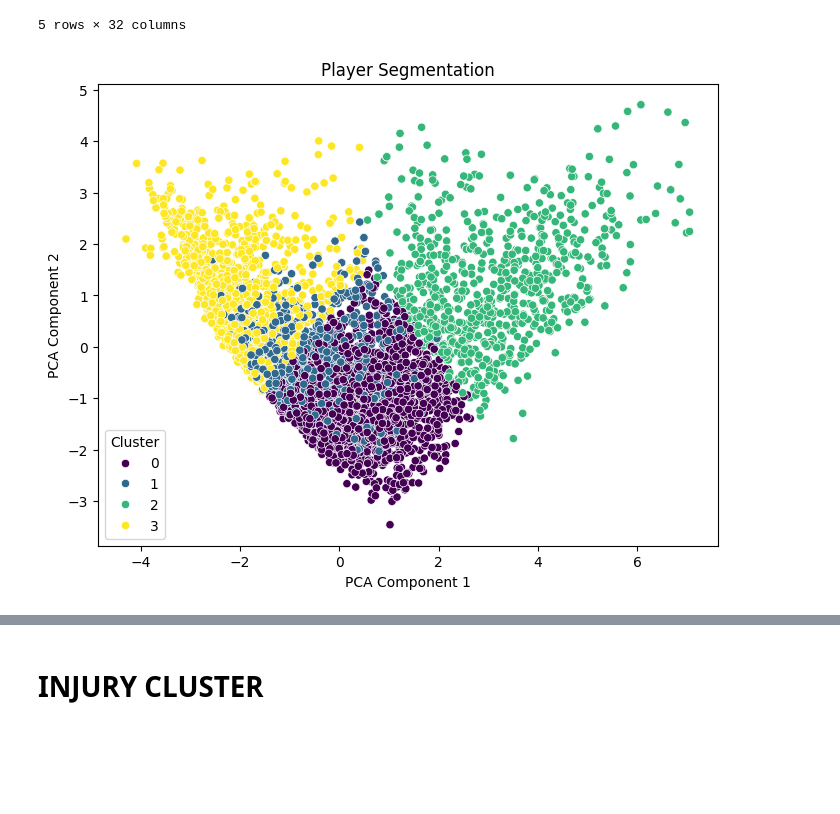
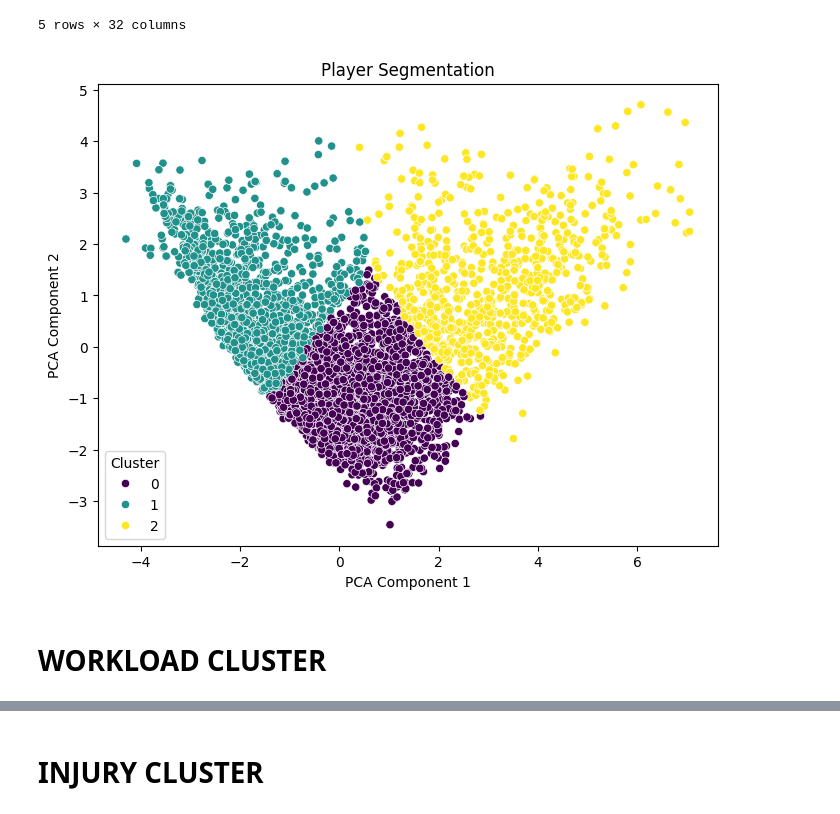
Before and after one commit to luciocanepa/data_science_project, a Jupyter notebook: clustering attempt.ipynb, the cells around one changed output, grey strips where cells are left out. Drawn from its saved outputs; the diff is of its cells as text; code cells hidden in the pictures; blank space fills up the shorter version.

```diff
--- a/clustering attempt.ipynb
+++ b/clustering attempt.ipynb
@@ -119,15 +119,17 @@ def run_clustering(features, k=4, title="Clustering"):
 # %%
 # 1. Player Segmentation: Based on physical attributes and playing style
 segmentation_features = [
     'AGE', 'PLAYER_HEIGHT_INCHES', 'PLAYER_WEIGHT', 'DRIVES', 'DRIVE_FGA',
     'PULL_UP_FGA', 'PAINT_TOUCHES'
 ]
-player_segments = run_clustering(segmentation_features, k=4, title="Player Segmentation")
+player_segments = run_clustering(segmentation_features, k=3, title="Player Segmentation")
 # %% [output]
-[figure, old version]
+[figure, new version]
 # %%
 db['INJURY_CODE'] = db['INJURED_TYPE'].replace(['None', ' none', 'NONE'], pd.NA)
 db['INJURY_CODE'] = db['INJURY_CODE'].astype('category').cat.codes
+# %% [markdown]
+# WORKLOAD CLUSTER
 # %%
 # 3. Workload Categorization: Based on intensity and minutes
 workload_features = [
```
Also changed, not shown: parts of 11 cells of this notebook.
